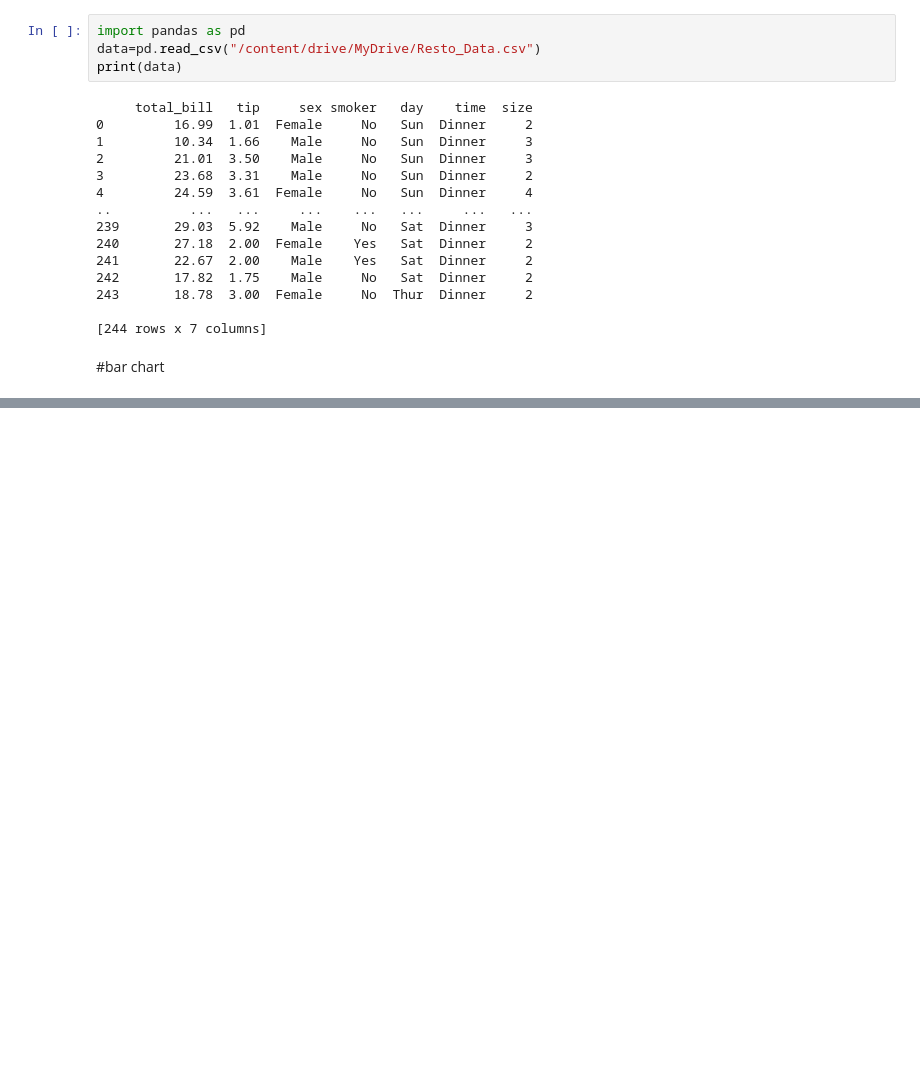
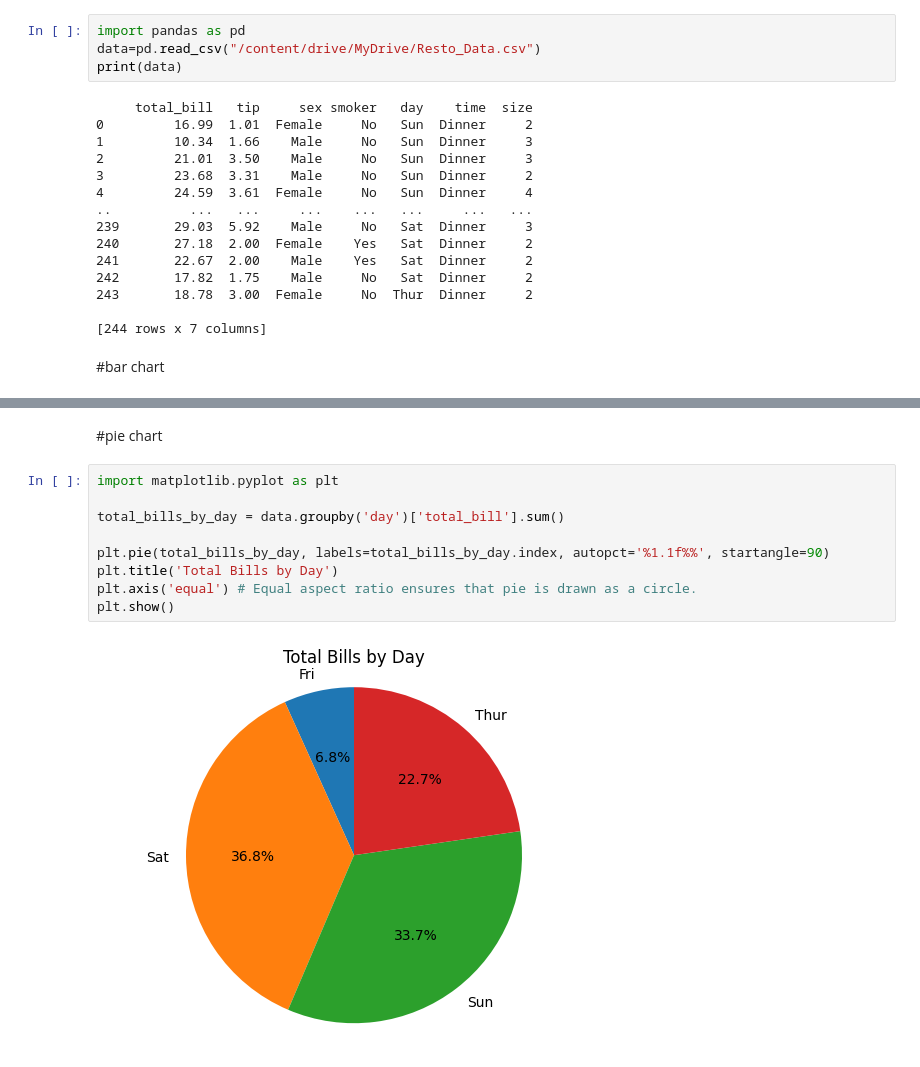
Before and after one commit to runeking2006/vac_1, a Jupyter notebook: data_visuals.ipynb, the cells around one changed output, grey strips where cells are left out. Saved outputs shown, nothing was run; the diff lists cells and outputs as text; blank space fills up the shorter version.

```diff
--- a/data_visuals.ipynb
+++ b/data_visuals.ipynb
@@ -34,0 +59,13 @@ plt.show()
+# %% [markdown]
+#pie chart
+# %%
+import matplotlib.pyplot as plt
+
+total_bills_by_day = data.groupby('day')['total_bill'].sum()
+
+plt.pie(total_bills_by_day, labels=total_bills_by_day.index, autopct='%1.1f%%', startangle=90)
+plt.title('Total Bills by Day')
+plt.axis('equal') # Equal aspect ratio ensures that pie is drawn as a circle.
+plt.show()
+# %% [output]
+[figure, added]
```
Also changed, not shown: parts of 5 cells of this notebook.
